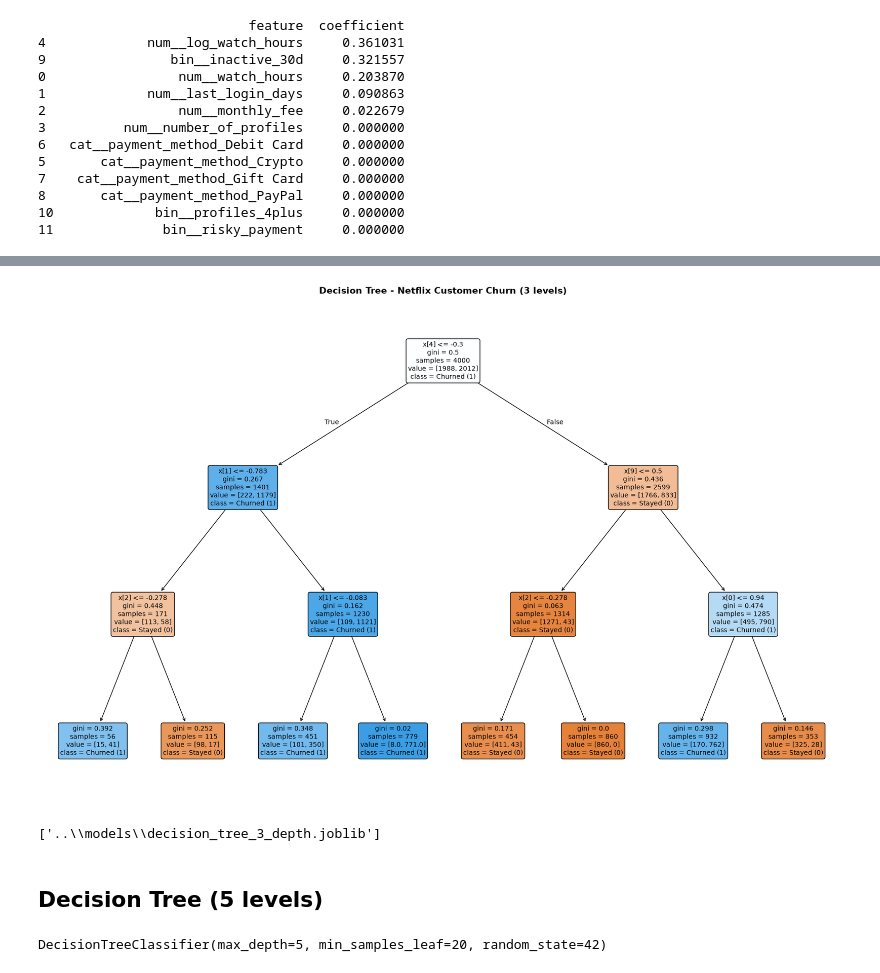
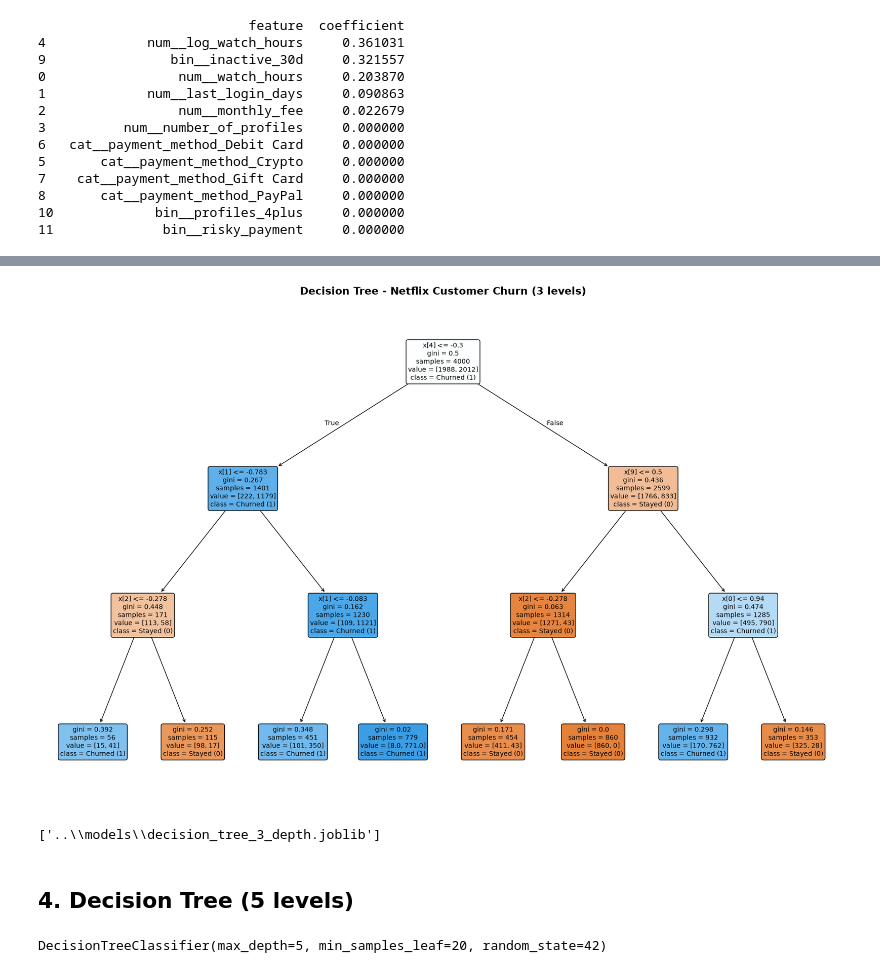
Before and after one commit to bogazc/netflix-customer-churn-analytics, a Jupyter notebook: notebooks/03_modeling.ipynb, the cells around one changed output, grey strips where cells are left out. Cells and saved outputs as stored; diff of their text form; code cells hidden in the pictures.

```diff
--- a/notebooks/03_modeling.ipynb
+++ b/notebooks/03_modeling.ipynb
@@ -131,24 +151,30 @@ print(coef_df1)
 # %%
 plt.figure(figsize=(22, 14))
 plot_tree(
     tree_model,
     class_names=["Stayed (0)", "Churned (1)"],
     filled=True,
     rounded=True,
     max_depth=3,
     fontsize=10,
 )
-plt.title("Decision Tree - Netflix Customer Churn (3 levels)", fontsize=14, fontweight="bold")
+plt.title("Decision Tree - Netflix Customer Churn (3 levels)", fontsize=16, fontweight="bold")
+
+plt.savefig('../reports/charts/21_decision_tree_churn(3 levels).png',
+    dpi=300,
+    bbox_inches='tight'
+)
+
 plt.show()
 # %% [output]
-[figure, old version]
+[figure, new version]
 # %%
 models_path.mkdir(parents=True, exist_ok=True)
 joblib.dump(tree_model, models_path / "decision_tree_3_depth.joblib")
 # %% [output]
 ['..\\models\\decision_tree_3_depth.joblib']
 # %% [markdown]
-## Decision Tree (5 levels)
+## 4. Decision Tree (5 levels)
 # %%
 tree_model1 = DecisionTreeClassifier(
     max_depth=5,
```
Also changed, not shown: parts of 14 cells of this notebook, 6 other files.
